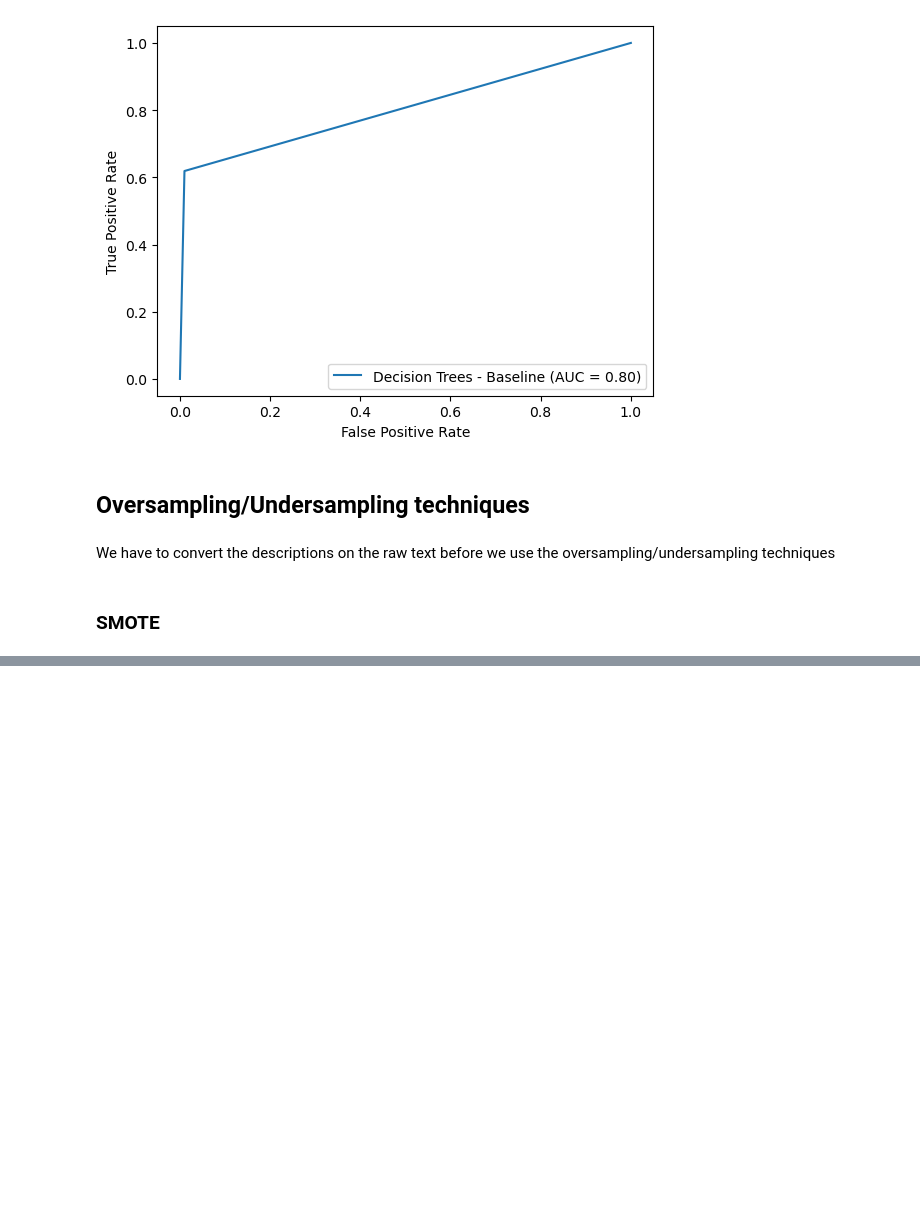
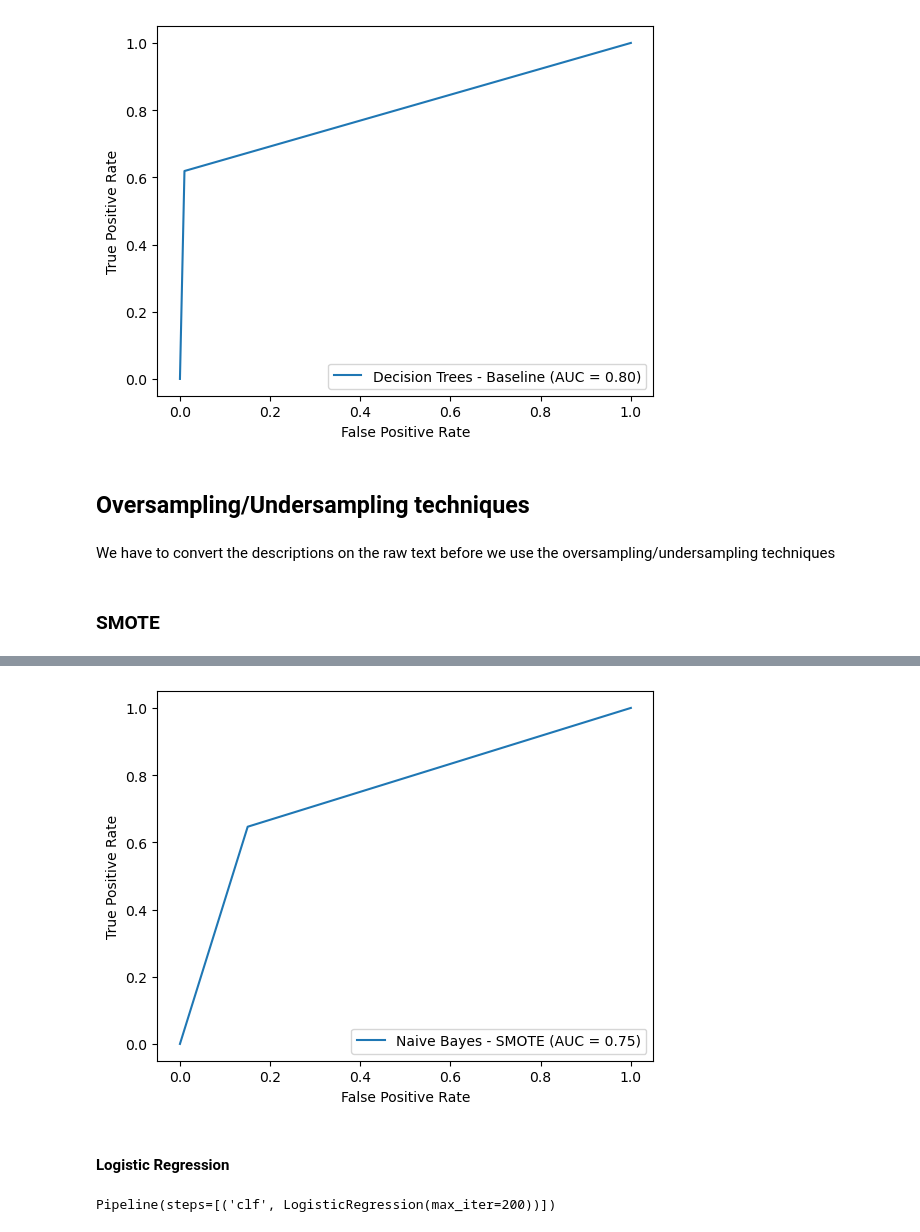
Before and after one commit to kiriakospapa/Text-Mining-Project, a Jupyter notebook: code.ipynb, the cells around one changed output, grey strips where cells are left out. Saved outputs shown, nothing was run; the diff lists cells and outputs as text; code cells hidden in the pictures; blank space fills up the shorter version.

Commit message:
Done with SMOTE

```diff
--- a/code.ipynb
+++ b/code.ipynb
@@ -365,5 +365,5 @@ X_train = training_vectorizer.transform(X_train['description'].values.astype('U'
 # %%
 # Oversampling the dataset with SMOTE
 from imblearn.over_sampling import SMOTE
-smote = SMOTE(sampling_strategy='auto')
-X_resampled_smote, y_resampled_smote = smote.fit_resample(X_train, y_train)
+smote = SMOTE(sampling_strategy='minority')
+X_smote_train, y_smote_train = smote.fit_resample(X_train, y_train)
@@ -371,0 +372,5 @@ ModuleNotFoundError: No module named 'imblearn'
+# %%
+# Define the pipeline
+pipe = Pipeline([('clf', BernoulliNB())]) # We remove the vectorizer as the vectorizer has already been perfomed above
+# Train the pipeline
+pipe.fit(X_smote_train, y_smote_train)
@@ -371,0 +379,3 @@ ModuleNotFoundError: No module named 'imblearn'
+# %%
+naive_smote_pred = pipe.predict(X_test)
+print(classification_report(y_test, naive_smote_pred))
@@ -371,0 +391,13 @@ ModuleNotFoundError: No module named 'imblearn'
+# %%
+plot_roc(y_test, naive_smote_pred, "Naive Bayes - SMOTE")
+# %% [output]
+[figure, added]
+# %% [markdown]
+#### Logistic Regression
+# %%
+# Define the pipeline
+pipe = Pipeline([('clf', LogisticRegression(max_iter=200))]) # The default is 100. With 100 iterations we didn't reach to convergence.
+# Train the pipeline
+pipe.fit(X_smote_train, y_smote_train)
+# %% [output]
+Pipeline(steps=[('clf', LogisticRegression(max_iter=200))])
```
Also changed, not shown: parts of 15 cells of this notebook.
